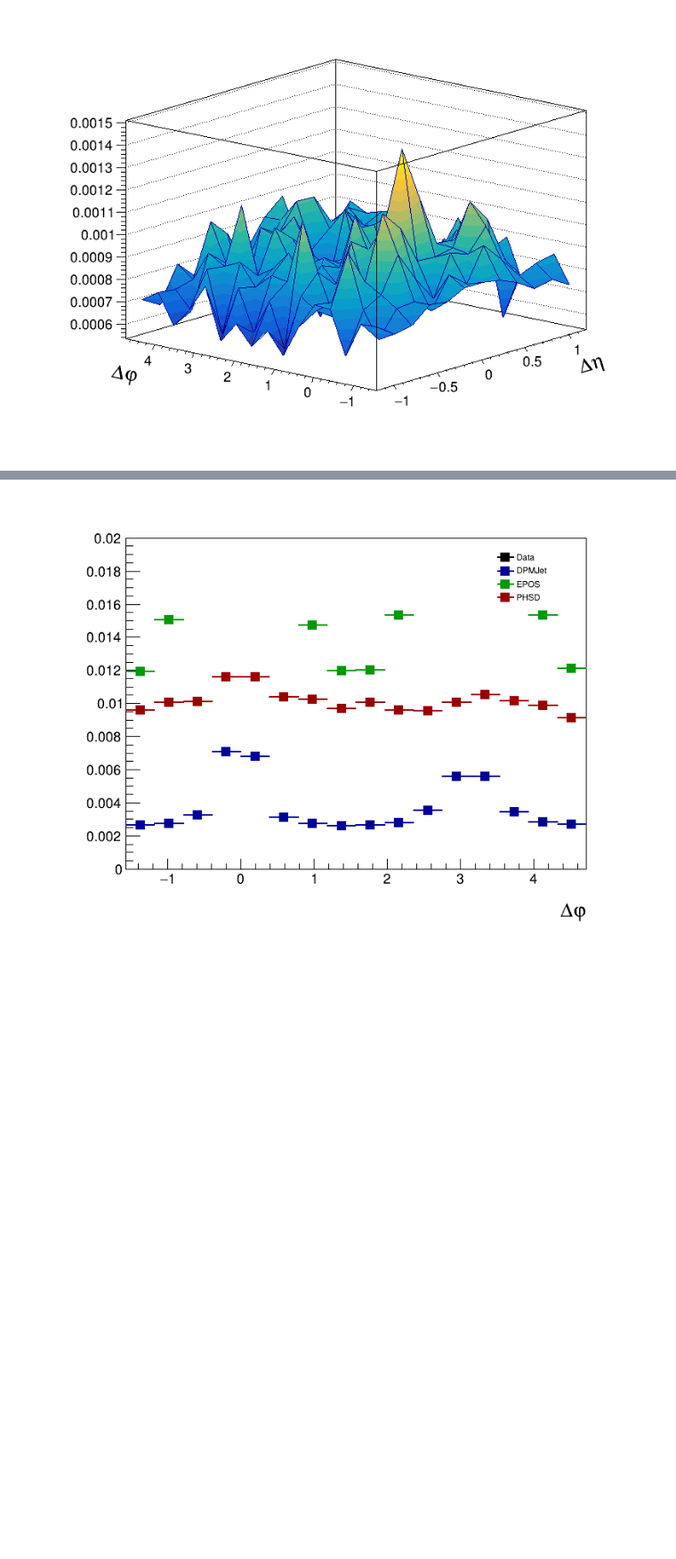
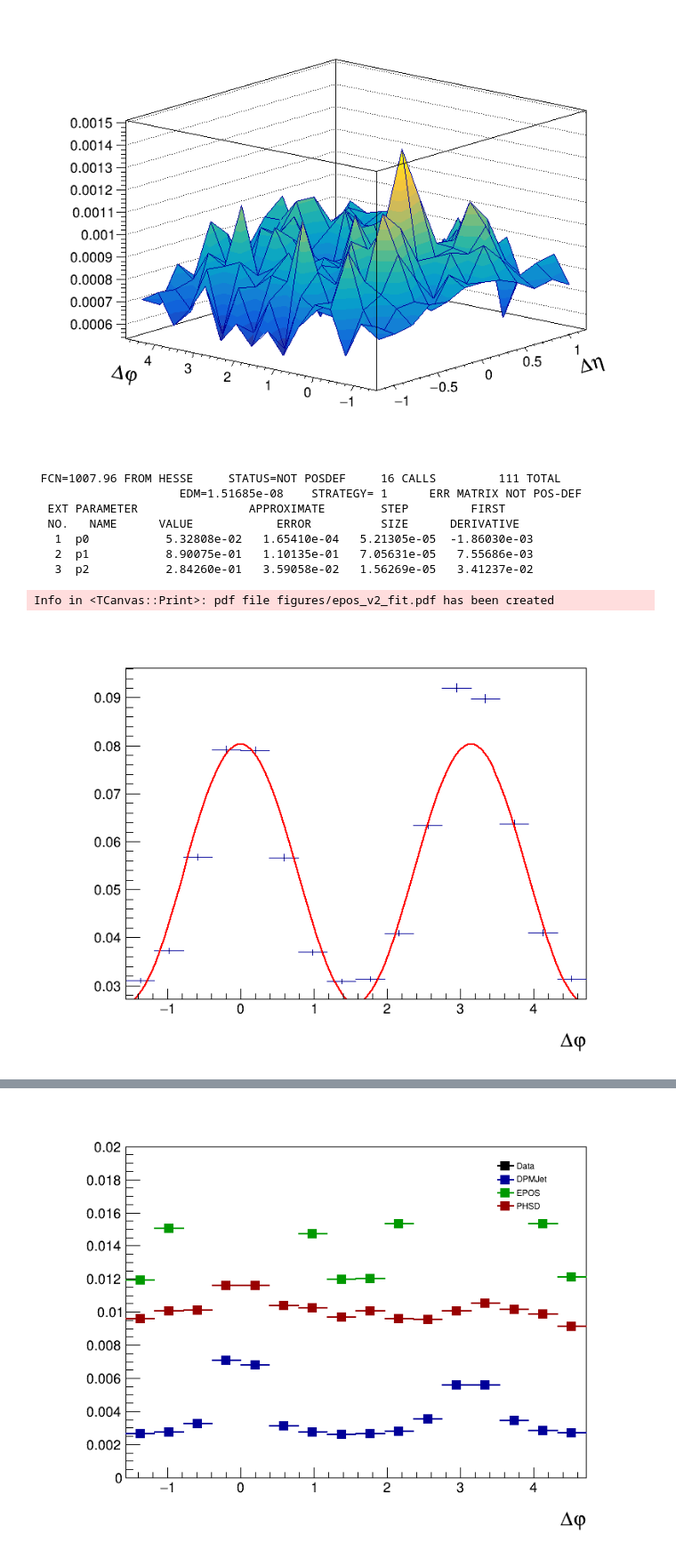
Before and after one commit to rhanniga/lambda-over-hadron, a Jupyter notebook: model_comp/quick_comp.ipynb, the cells around one changed output, grey strips where cells are left out. Shown at 89% size. Drawn from its saved outputs; the diff is of its cells as text; code cells hidden in the pictures; blank space fills up the shorter version.

```diff
--- a/model_comp/quick_comp.ipynb
+++ b/model_comp/quick_comp.ipynb
@@ -244,6 +244,38 @@ c.SaveAs("figures/h_lambda_2d_phsd.pdf")
 # %% [output]
 Info in <TCanvas::Print>: pdf file figures/h_lambda_2d_phsd.pdf has been created
 [figure]
+# %%
+# doing our best to get the v2 baseline for EPOS
+h_h_2d_epos.GetXaxis().SetRangeUser(-1.6, -1.20001)
+h_h_1d_left_deta = h_h_2d_epos.ProjectionY("h_h_1d_left_deta")
+h_h_2d_epos.GetXaxis().SetRangeUser(1.2, 1.5999999)
+h_h_1d_right_deta = h_h_2d_epos.ProjectionY("h_h_1d_right_deta")
+h_h_1d_large_deta = h_h_1d_left_deta.Clone("h_h_1d_large_deta")
+h_h_1d_large_deta.Add(h_h_1d_right_deta)
+
+v2_fit_string = "[0]*(1 + 2*([1]*cos(2*x)))"
+v2_fit = rt.TF1("v2_fit", v2_fit_string, -rt.TMath.Pi()/2, 3*rt.TMath.Pi()/2)
+v2_fit.SetParameter(0, 0.05)
+v2_fit.SetParLimits(0, 0.045, 0.065)
+
+v2_fit.SetParameter(1, 0.05)
+v2_fit.SetParLimits(1, 0, 1)
+h_h_1d_large_deta.Fit(v2_fit, "R")
+h_h_1d_large_deta.Draw()
+c.Draw()
+c.SaveAs("figures/epos_v2_fit.pdf")
+
+h_h_2d_epos.GetXaxis().SetRangeUser(-1.2, 1.19999)
+# %% [output]
+ FCN=1007.96 FROM HESSE     STATUS=NOT POSDEF     16 CALLS         111 TOTAL
+                     EDM=1.51685e-08    STRATEGY= 1      ERR MATRIX NOT POS-DEF
+  EXT PARAMETER                APPROXIMATE        STEP         FIRST
+  NO.   NAME      VALUE            ERROR          SIZE      DERIVATIVE
+   1  p0           5.32808e-02   1.65410e-04   5.21305e-05  -1.86030e-03
+   2  p1           8.90075e-01   1.10135e-01   7.05631e-05   7.55686e-03
+   3  p2           2.84260e-01   3.59058e-02   1.56269e-05   3.41237e-02
+Info in <TCanvas::Print>: pdf file figures/epos_v2_fit.pdf has been created
+[figure, added]
 # %%
 h_h_1d_data = h_h_2d_data.ProjectionY("h_h_1d_data")
 h_h_1d_dpmjet = h_h_2d_dpmjet.ProjectionY("h_h_1d_dpmjet")
```
Also changed, not shown: parts of 8 cells of this notebook, 30 other files.
